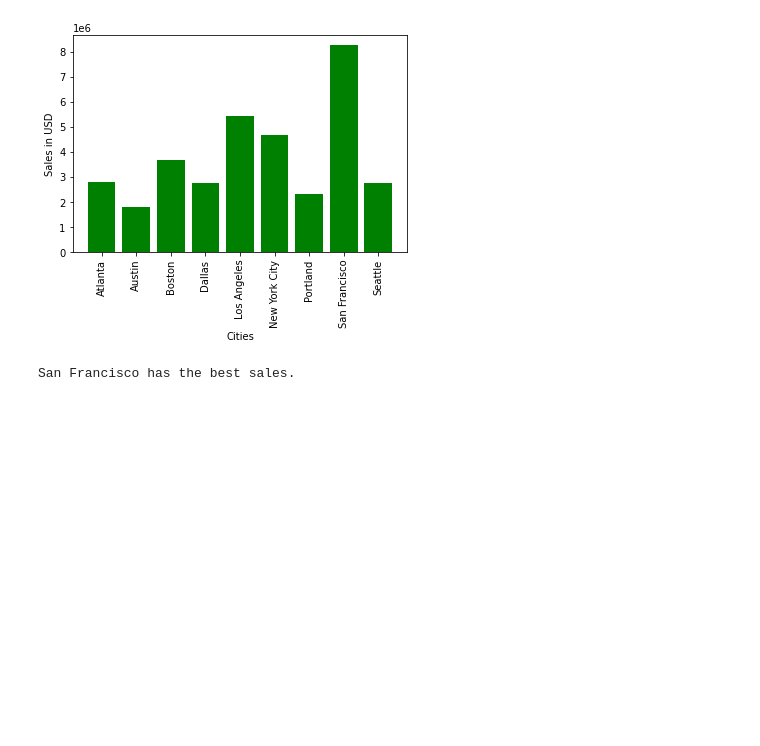
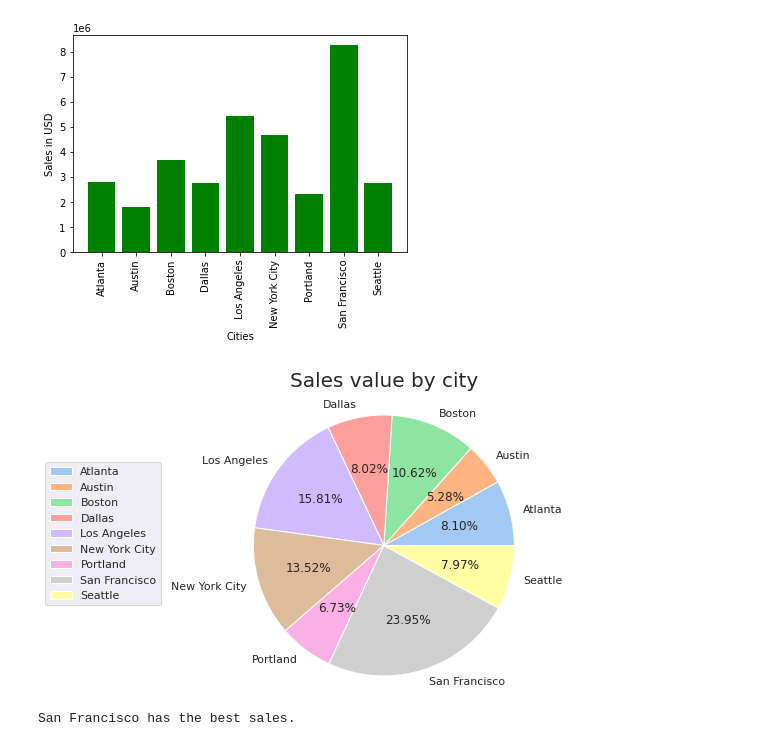
Before and after one commit to LeeHarry14202/Sales_Reporting, a Jupyter notebook: report.ipynb, the cells around one changed output. Saved outputs shown, nothing was run; the diff lists cells and outputs as text; code cells hidden in the pictures; blank space fills up the shorter version.

```diff
--- a/report.ipynb
+++ b/report.ipynb
@@ -162,6 +213,13 @@ cities = sales_value_city.index
 draw_bar_chart(cities,sales_value_city,'Cities','Sales in USD')
 # %% [output]
 [figure]
+# %%
+data = sales_value_city
+labels = sales_value_city.index
+name_chart = 'Sales value by city'
+draw_pie(data, labels, name_chart)
+# %% [output]
+[figure, added]
 # %%
 print(sales_value_city.idxmax(),"has the best sales.")
 # %% [output]
```
Also changed, not shown: parts of 17 cells of this notebook.
